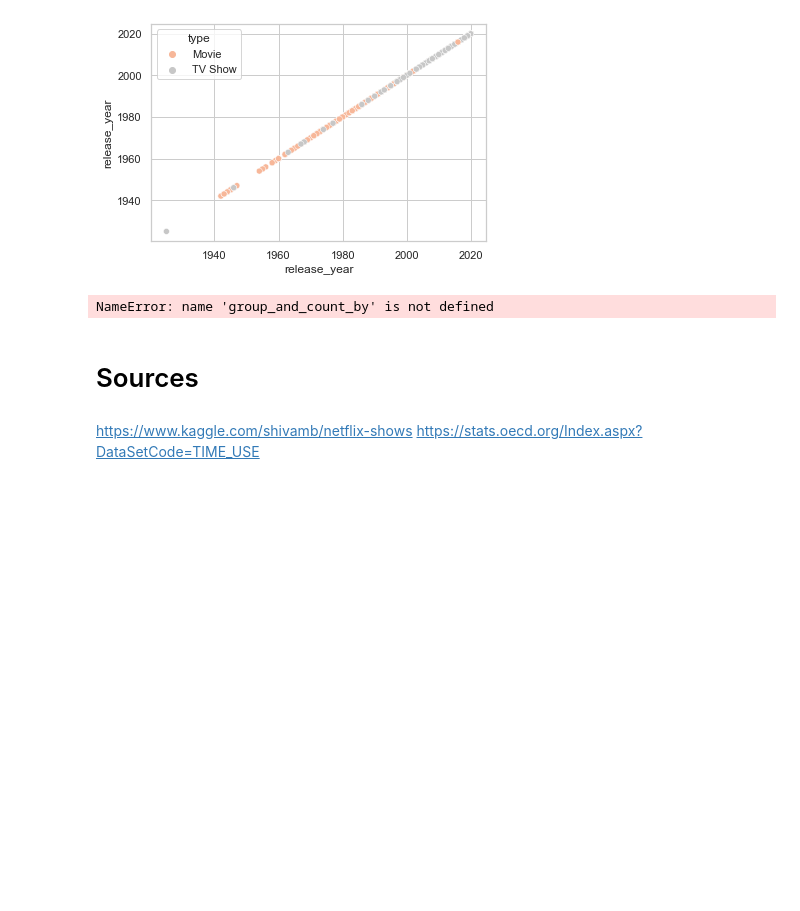
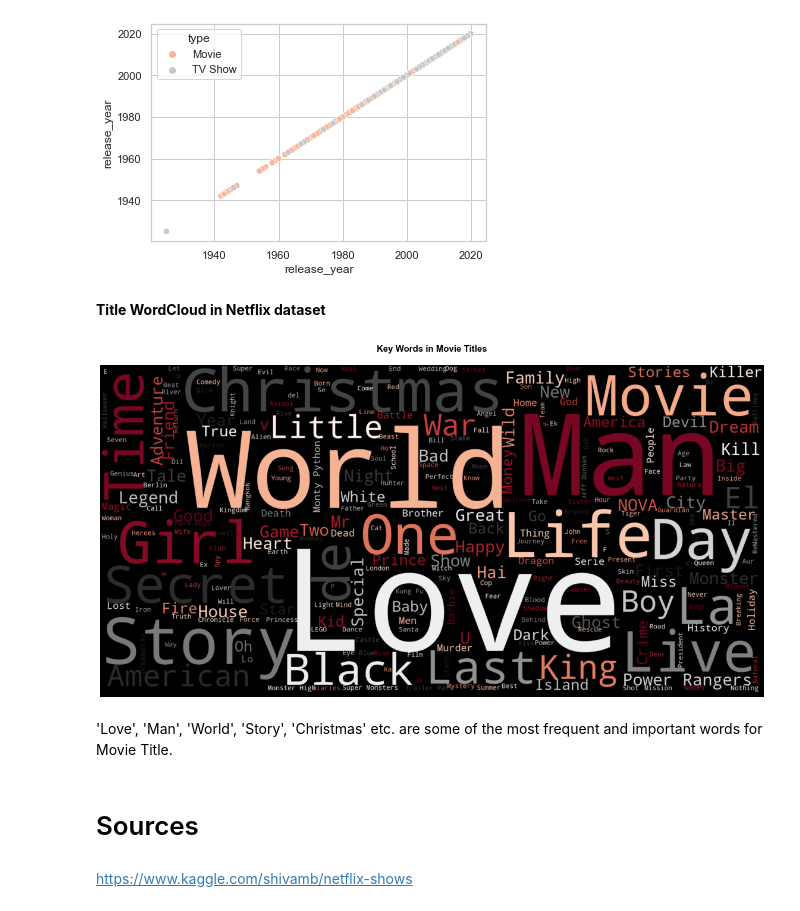
Before and after one commit to ta-data-mexpt/project-dataviz, a Jupyter notebook: Data Visualization Jupyter Notebook.ipynb, the cells around one changed output. Drawn from its saved outputs; the diff is of its cells as text; code cells hidden in the pictures; blank space fills up the shorter version.

```diff
--- a/Data Visualization Jupyter Notebook.ipynb
+++ b/Data Visualization Jupyter Notebook.ipynb
@@ -492,14 +492,31 @@ sns.scatterplot(x=titles.release_year, y=titles.release_year, hue=titles.type, d
 #https://www.kaggle.com/ranjithks/ran-visualization-on-netflix-movies-tv-shows
 # %%
 #https://www.kaggle.com/imchentouf/netflix-movies-and-tv-shows plus data story telling == scatter plot
-# %%
-shows_by_month = group_and_count_by(df[df['year_added'] < 2020], ['month_added', 'type'])
-fig = px.bar(shows_by_month, x='month_added', y='count', color='type', barmode='group')
-fig.show()
-# %% [output]
-NameError: name 'group_and_count_by' is not defined
+# %% [markdown]
+**Title WordCloud in Netflix dataset**
+# %%
+#use wordcloud to represent text data in which the size of each word indicates its frequency or importance.
+
+from wordcloud import WordCloud,STOPWORDS, ImageColorGenerator
+
+plt.style.use('seaborn')
+
+from PIL import Image
+
+plt.style.use('seaborn')
+words = titles["title"].str.split("(").str[0].value_counts().keys()
+
+word_cloud = WordCloud(stopwords=STOPWORDS,scale=5,max_words=1000,colormap="RdGy",background_color="black").generate(" ".join(words))
+
+plt.figure(figsize=(20,14))
+plt.imshow(word_cloud,interpolation="bilinear")
+plt.axis("off")
+plt.title("Key Words in Movie Titles\n",color='black',fontsize=15, fontweight='bold');
+# %% [output]
+[figure, added]
+# %% [markdown]
+'Love', 'Man', 'World', 'Story', 'Christmas' etc. are some of the most frequent and important words for Movie Title.
 # %% [markdown]
 # Sources
 # %% [markdown]
 https://www.kaggle.com/shivamb/netflix-shows
-https://stats.oecd.org/Index.aspx?DataSetCode=TIME_USE
```
Also changed, not shown: parts of 4 cells of this notebook.
